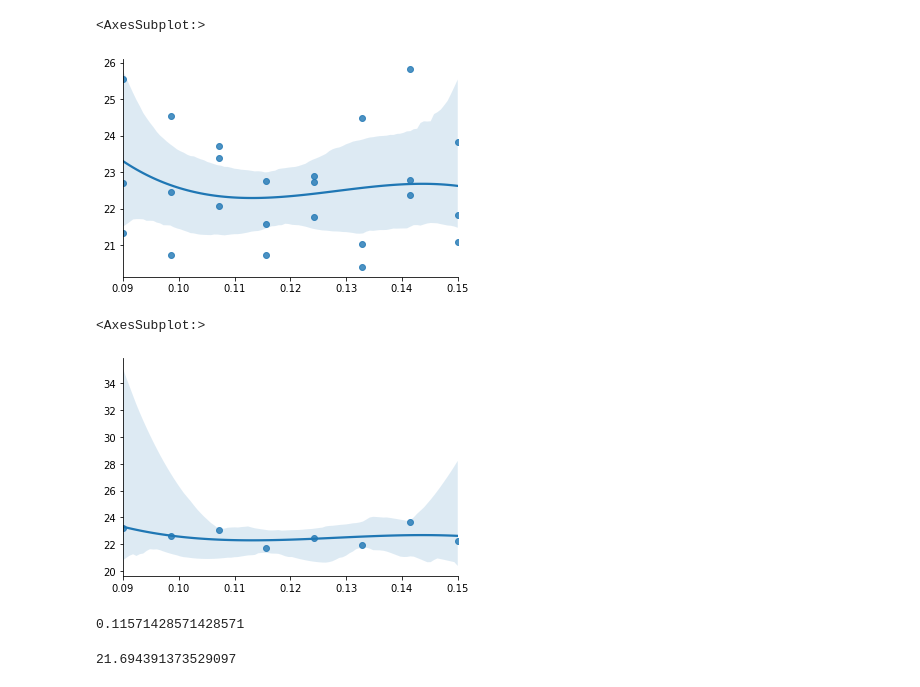
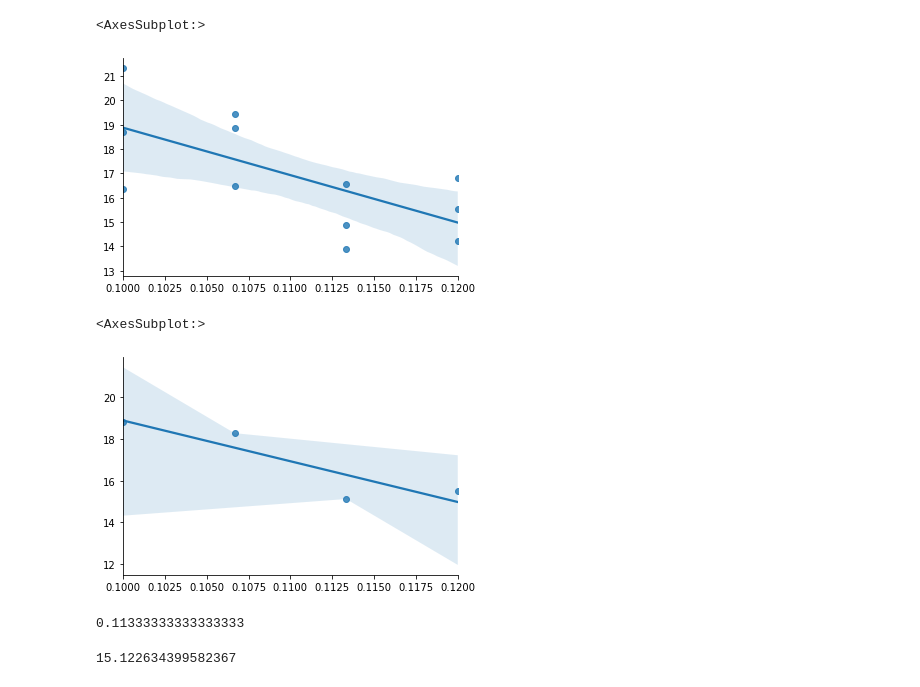
Before and after one commit to covid-19-impact-lab/sid-germany, a Jupyter notebook: src/exploration/grid-search.ipynb, the cells around one changed output. Drawn from its saved outputs; the diff is of its cells as text; code cells hidden in the pictures.

```diff
--- a/src/exploration/grid-search.ipynb
+++ b/src/exploration/grid-search.ipynb
@@ -266,16 +266,17 @@ free_index = _get_free_params(params, constraints).index
 
 
 def get_estimation_policies(contact_models):
-    reopening_start_multipliers = {"educ": 0.8, "work": 0.75, "other": 0.55}
-    reopening_end_multipliers = {"educ": 0.9, "work": 0.95, "other": 0.7}
-    anticipate_lockdown_multipliers = {"educ": 0.8, "work": 0.75, "other": 0.50}
-    lockdown_light_multipliers = {"educ": 0.7, "work": 0.55, "other": 0.4}
+    reopening_start_multipliers = {"educ": 0.8, "work": 0.55, "other": 0.45}
+    reopening_end_multipliers = {"educ": 0.8, "work": 0.95, "other": 0.7}
+    anticipate_lockdown_multipliers = {"educ": 0.8, "work": 0.6, "other": 0.45}
+    lockdown_light_multipliers = {"educ": 0.6, "work": 0.5, "other": 0.35}
+    lockdown_light_multipliers_with_fatigue = {"educ": 0.6, "work": 0.5, "other": 0.45}
     to_combine = [
         get_german_reopening_phase(
             contact_models=contact_models,
             block_info={
                 "start_date": "2020-07-01",
-                "end_date": "2020-10-15",
+                "end_date": "2020-10-25",
                 "prefix": "reopening",
             },
             start_multipliers=reopening_start_multipliers,
@@ -285,7 +286,7 @@ def get_estimation_policies(contact_models):
         get_soft_lockdown(
             contact_models=contact_models,
             block_info={
-                "start_date": "2020-10-16",
+                "start_date": "2020-10-26",
                 "end_date": "2020-11-01",
                 "prefix": "anticipate_lockdown_light",
             },
@@ -295,8 +296,17 @@ def get_estimation_policies(contact_models):
             contact_models=contact_models,
             block_info={
                 "start_date": "2020-11-02",
+                "end_date": "2020-11-22",
+                "prefix": "lockdown_light",
+            },
+            multipliers=lockdown_light_multipliers,
+        ),
+        get_soft_lockdown(
+            contact_models=contact_models,
+            block_info={
+                "start_date": "2020-11-23",
                 "end_date": "2020-12-20",
-                "prefix": "lockdown_light",
+                "prefix": "lockdown_light_with_fatigue",
             },
             multipliers=lockdown_light_multipliers,
         ),
@@ -305,9 +315,9 @@ def get_estimation_policies(contact_models):
     return combine_dictionaries(to_combine)
 
 
-params.loc[other_educ_probs, "value"] = 0.075
-params.loc[school_probs, "value"] = 0.0025
-params.loc[other_rec_probs, "value"] = 0.12
+params.loc[other_educ_probs, "value"] = 0.003
+params.loc[school_probs, "value"] = 0.0015
+params.loc[other_rec_probs, "value"] = 0.11
 params.loc[other_non_rec_probs, "value"] = 0.10
 params.loc[work_probs, "value"] = 0.18
 params.loc[hh_probs, "value"] = 0.08
@@ -324,9 +334,9 @@ params.to_pickle("best_so_far_2.pkl")
 # hh_probs
 
 locs = other_rec_probs
-lb = 0.09
-ub = 0.15
-n_points = 8
+lb = 0.1
+ub = 0.12
+n_points = 4
 
 seeds = [0, 10_000, 50_000]
 
@@ -366,17 +376,17 @@ results
 # %%
 plot_x = grid.repeat(len(seeds))
 plot_y = np.array([res["value"] for res in results])
-sns.regplot(x=plot_x, y=plot_y, order=3)
+sns.regplot(x=plot_x, y=plot_y, order=1)
 # %% [output]
 <AxesSubplot:>
-[figure, old version]
+[figure, new version]
 # %%
 mean_plot_x = plot_x.reshape(-1, len(seeds)).mean(axis=1)
 mean_plot_y = plot_y.reshape(-1, len(seeds)).mean(axis=1)
-sns.regplot(x=mean_plot_x, y=mean_plot_y, order=3)
+sns.regplot(x=mean_plot_x, y=mean_plot_y, order=1)
 # %% [output]
 <AxesSubplot:>
-[figure, old version]
+[figure, new version]
 # %%
 best_index = mean_plot_y.argmin()
 best_x_value = grid[best_index]
@@ -384,7 +394,7 @@ best_avg_value = mean_plot_y[best_index]
 relevant_msm_results = [res for i, res in enumerate(results) if plot_x[i] == best_x_value]
 best_x_value
 # %% [output]
-0.11571428571428571
+0.11333333333333333
 # %%
 combined_result = {
     "empirical_moments": relevant_msm_results[0]["empirical_moments"],
@@ -393,4 +403,4 @@ combined_result = {
 # %%
 best_avg_value
 # %% [output]
-21.694391373529097
+15.122634399582367
```
Also changed, not shown: parts of 6 cells of this notebook.
